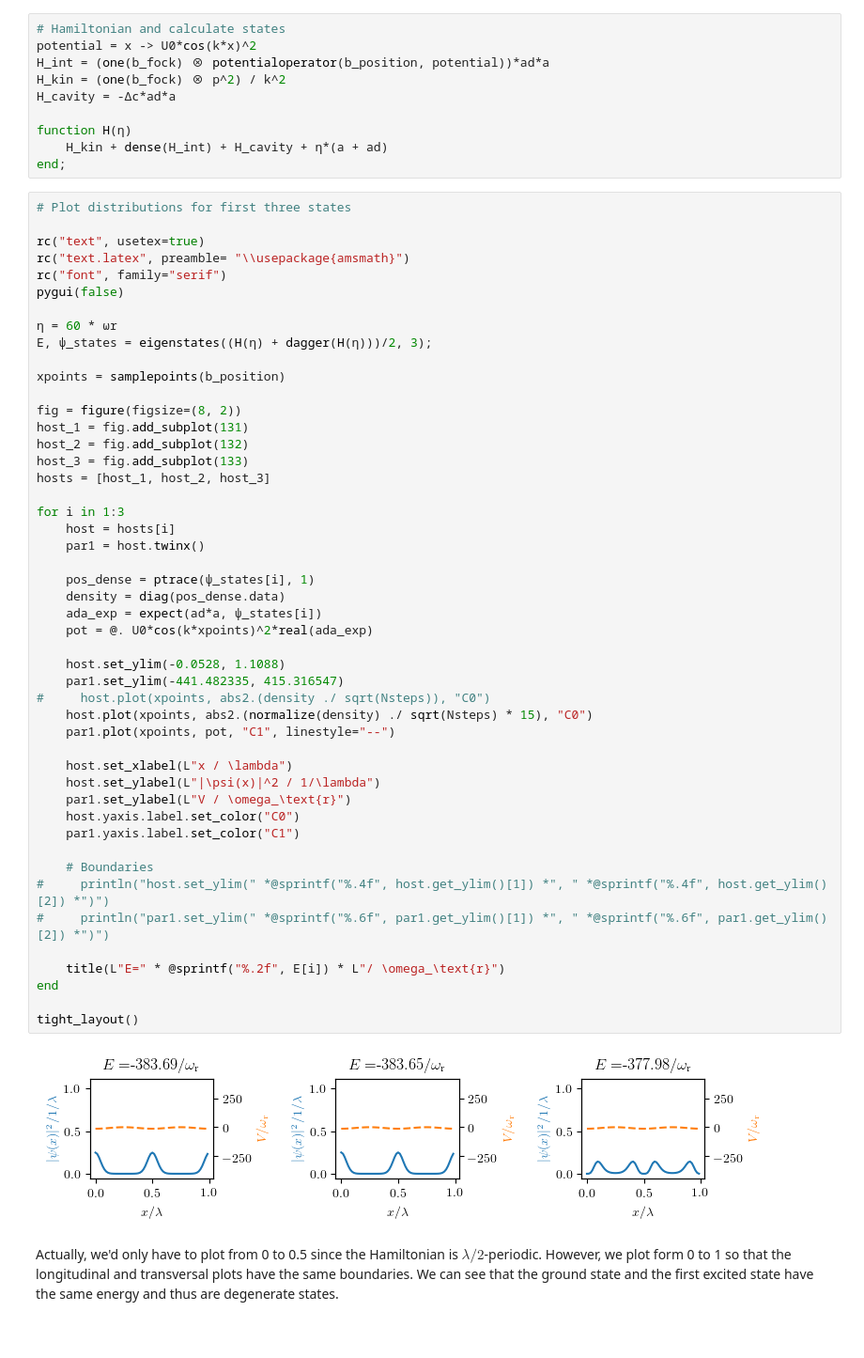
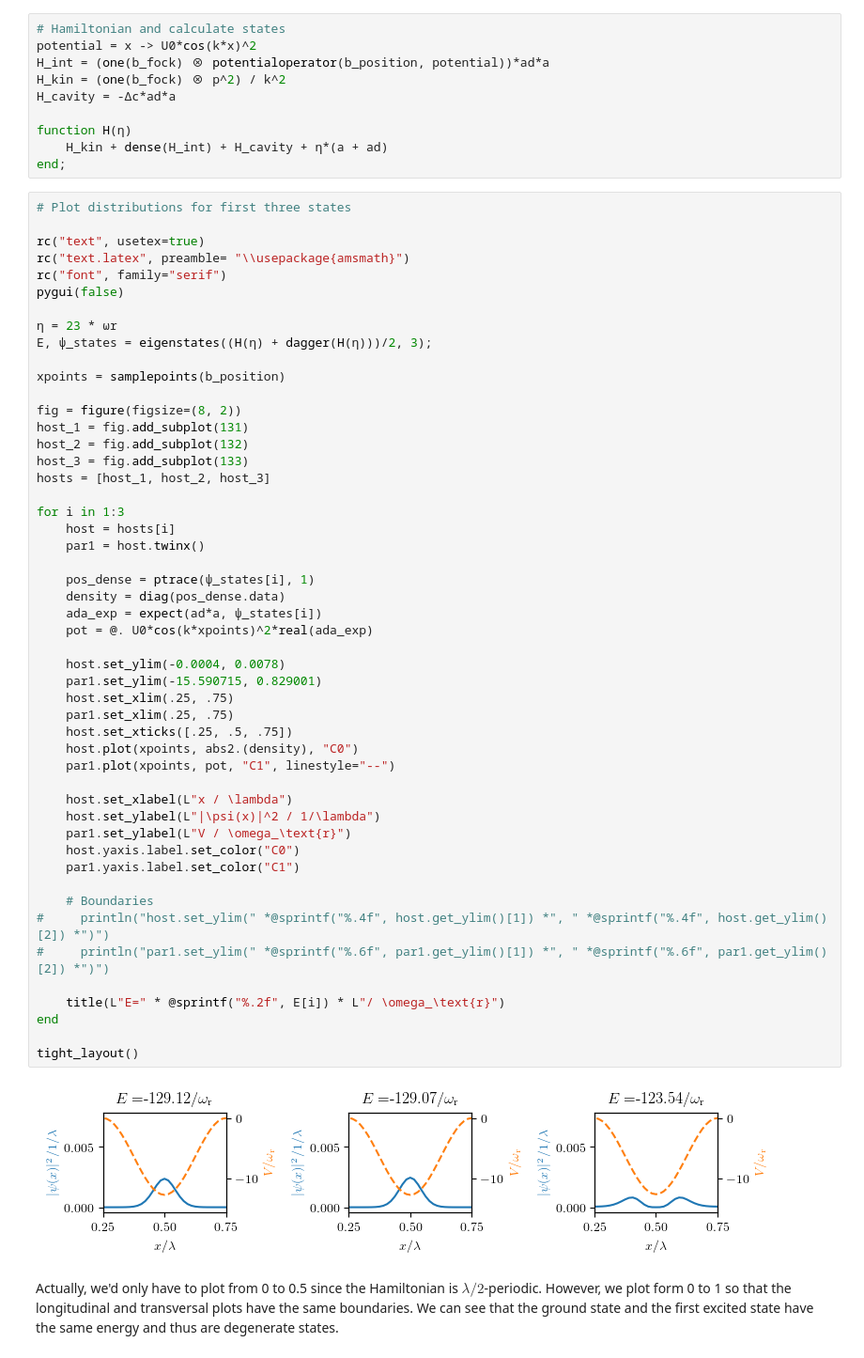
Before and after one commit to texmex76/qojulia, a Jupyter notebook: jupyter/Longitudinal Pump.ipynb, the cells around one changed output. Shown: that part at 94% size. Saved outputs shown, nothing was run; the diff lists cells and outputs as text.

```diff
--- a/jupyter/Longitudinal Pump.ipynb
+++ b/jupyter/Longitudinal Pump.ipynb
@@ -51,7 +51,7 @@ rc("text.latex", preamble= "\\usepackage{amsmath}")
 rc("font", family="serif")
 pygui(false)
 
-η = 60 * ωr
+η = 23 * ωr
 E, ψ_states = eigenstates((H(η) + dagger(H(η)))/2, 3);
 
 xpoints = samplepoints(b_position)
@@ -61,38 +61,40 @@ host_1 = fig.add_subplot(131)
 host_2 = fig.add_subplot(132)
 host_3 = fig.add_subplot(133)
 hosts = [host_1, host_2, host_3]
 
 for i in 1:3
     host = hosts[i]
     par1 = host.twinx()
 
     pos_dense = ptrace(ψ_states[i], 1)
     density = diag(pos_dense.data)
     ada_exp = expect(ad*a, ψ_states[i])
     pot = @. U0*cos(k*xpoints)^2*real(ada_exp)
 
-    host.set_ylim(-0.0528, 1.1088)
-    par1.set_ylim(-441.482335, 415.316547)
-#     host.plot(xpoints, abs2.(density ./ sqrt(Nsteps)), "C0")
-    host.plot(xpoints, abs2.(normalize(density) ./ sqrt(Nsteps) * 15), "C0")
+    host.set_ylim(-0.0004, 0.0078)
+    par1.set_ylim(-15.590715, 0.829001)
+    host.set_xlim(.25, .75)
+    par1.set_xlim(.25, .75)
+    host.set_xticks([.25, .5, .75])
+    host.plot(xpoints, abs2.(density), "C0")
     par1.plot(xpoints, pot, "C1", linestyle="--")
 
     host.set_xlabel(L"x / \lambda")
     host.set_ylabel(L"|\psi(x)|^2 / 1/\lambda")
     par1.set_ylabel(L"V / \omega_\text{r}")
     host.yaxis.label.set_color("C0")
     par1.yaxis.label.set_color("C1")
 
     # Boundaries
 #     println("host.set_ylim(" *@sprintf("%.4f", host.get_ylim()[1]) *", " *@sprintf("%.4f", host.get_ylim()[2]) *")")
 #     println("par1.set_ylim(" *@sprintf("%.6f", par1.get_ylim()[1]) *", " *@sprintf("%.6f", par1.get_ylim()[2]) *")")
 
     title(L"E=" * @sprintf("%.2f", E[i]) * L"/ \omega_\text{r}")
 end
 
 tight_layout()
 # %% [output]
-[figure, old version]
+[figure, new version]
 # %% [markdown]
 Actually, we'd only have to plot from 0 to 0.5 since the Hamiltonian is $\lambda / 2$-periodic. However, we plot form 0 to 1 so that the longitudinal and transversal plots have the same boundaries. We can see that the ground state and the first excited state have the same energy and thus are degenerate states.
 # %%
```
Also changed, not shown: 1 other file.
